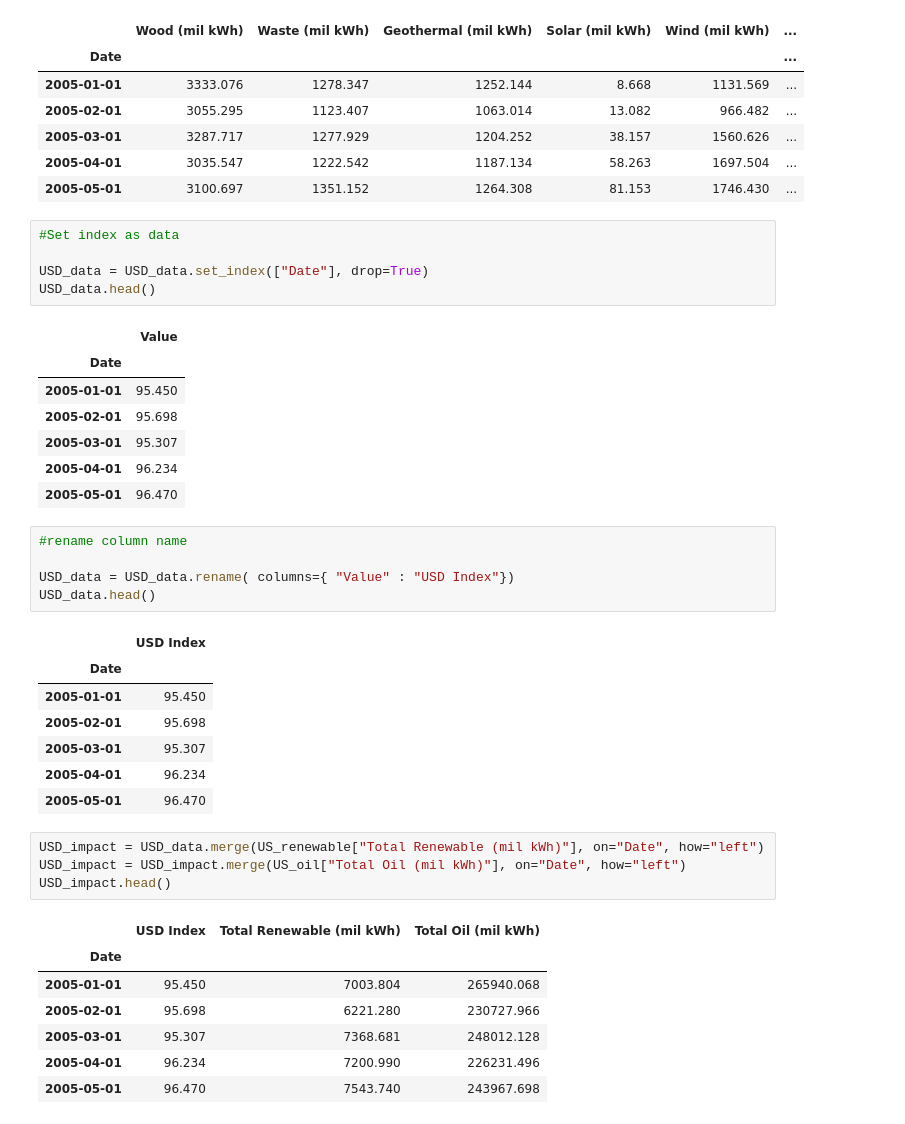
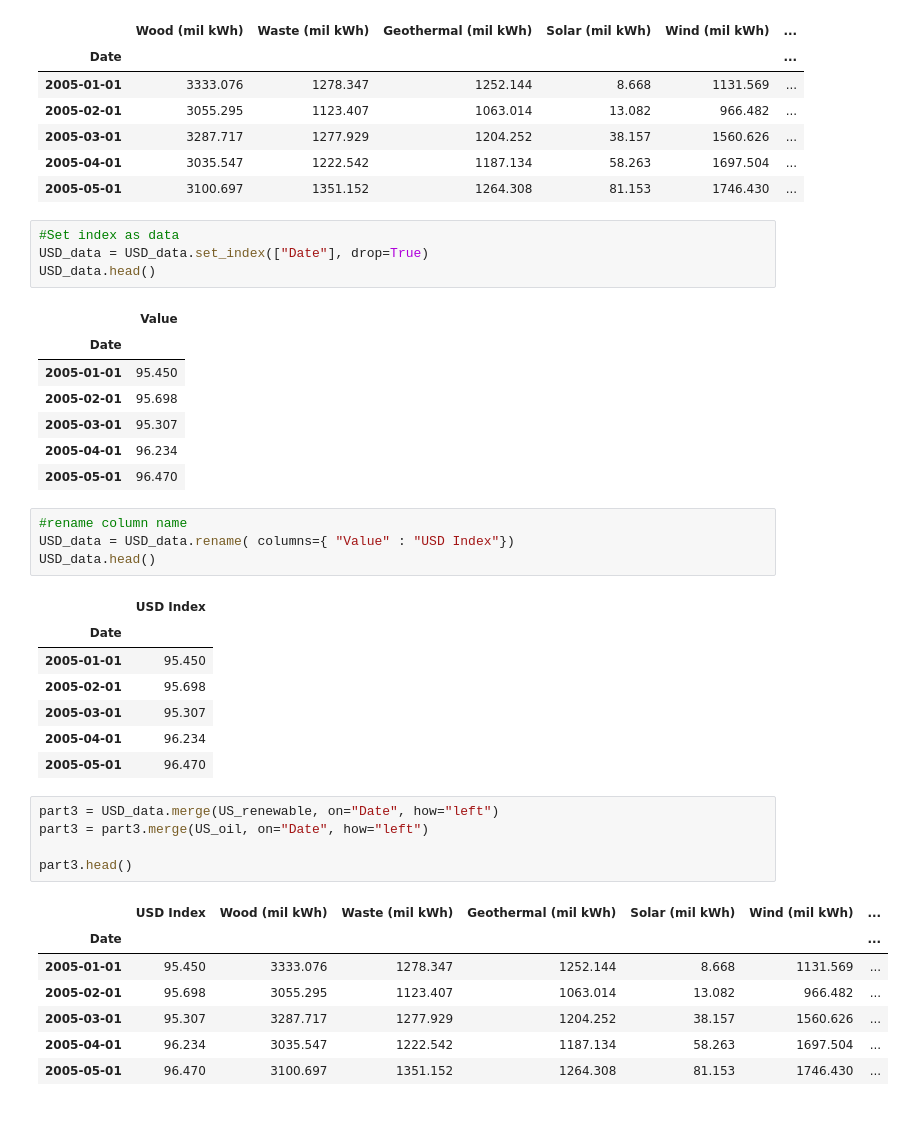
Before and after one commit to kk-deng/CanadaEnergyIE, a Jupyter notebook: Part 3.ipynb, the cells around one changed output. Drawn from its saved outputs; the diff is of its cells as text.

Commit message:
part 3

```diff
--- a/Part 3.ipynb
+++ b/Part 3.ipynb
@@ -172,7 +172,6 @@ US_renewable.head()
 | 2005-05-01 | 3100.697 | 1351.152 | 1264.308 | 81.153 | 1746.430 | ... |
 # %%
 #Set index as data
-
 USD_data = USD_data.set_index(["Date"], drop=True)
 USD_data.head()
 # %% [output]
@@ -185,7 +184,6 @@ USD_data.head()
 | 2005-05-01 | 96.470 |
 # %%
 #rename column name
-
 USD_data = USD_data.rename( columns={ "Value" : "USD Index"})
 USD_data.head()
 # %% [output]
@@ -197,14 +195,15 @@ USD_data.head()
 | 2005-04-01 | 96.234 |
 | 2005-05-01 | 96.470 |
 # %%
-USD_impact = USD_data.merge(US_renewable["Total Renewable (mil kWh)"], on="Date", how="left")
-USD_impact = USD_impact.merge(US_oil["Total Oil (mil kWh)"], on="Date", how="left")
-USD_impact.head()
+part3 = USD_data.merge(US_renewable, on="Date", how="left")
+part3 = part3.merge(US_oil, on="Date", how="left")
+
+part3.head()
 # %% [output]
-|  | USD Index | Total Renewable (mil kWh) | Total Oil (mil kWh) |
-| Date |  |  |  |
-| 2005-01-01 | 95.450 | 7003.804 | 265940.068 |
-| 2005-02-01 | 95.698 | 6221.280 | 230727.966 |
-| 2005-03-01 | 95.307 | 7368.681 | 248012.128 |
-| 2005-04-01 | 96.234 | 7200.990 | 226231.496 |
-| 2005-05-01 | 96.470 | 7543.740 | 243967.698 |
+|  | USD Index | Wood (mil kWh) | Waste (mil kWh) | Geothermal (mil kWh) | Solar (mil kWh) | Wind (mil kWh) | ... |
+| Date |  |  |  |  |  |  | ... |
+| 2005-01-01 | 95.450 | 3333.076 | 1278.347 | 1252.144 | 8.668 | 1131.569 | ... |
+| 2005-02-01 | 95.698 | 3055.295 | 1123.407 | 1063.014 | 13.082 | 966.482 | ... |
+| 2005-03-01 | 95.307 | 3287.717 | 1277.929 | 1204.252 | 38.157 | 1560.626 | ... |
+| 2005-04-01 | 96.234 | 3035.547 | 1222.542 | 1187.134 | 58.263 | 1697.504 | ... |
+| 2005-05-01 | 96.470 | 3100.697 | 1351.152 | 1264.308 | 81.153 | 1746.430 | ... |
```
Also changed, not shown: parts of 2 cells of this notebook, 5 other files.
